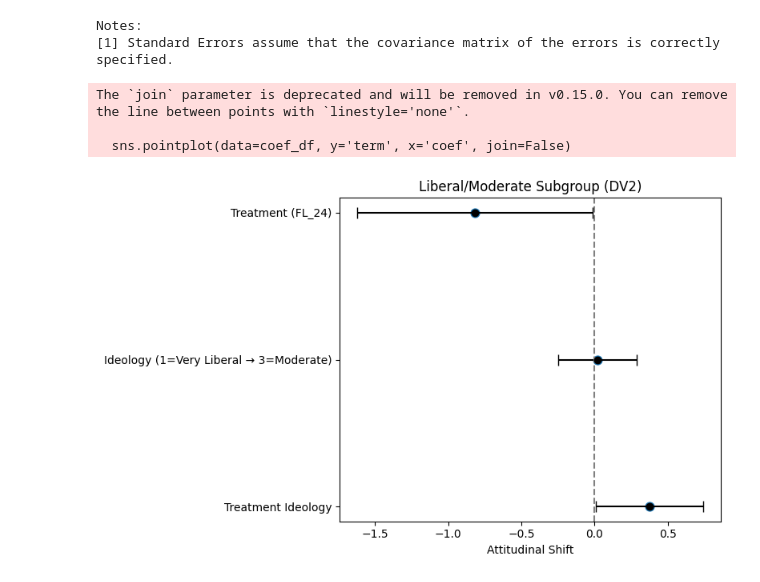
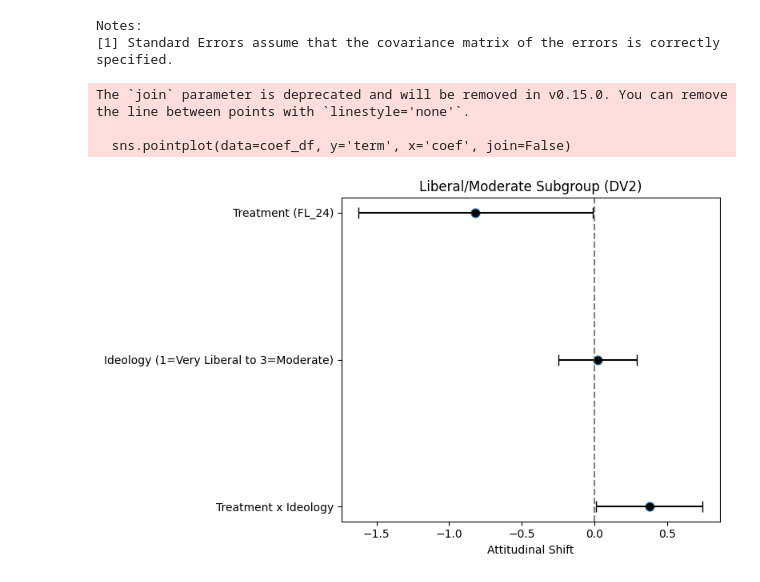
Before and after one commit to lmsobhani/Thesis, a Jupyter notebook: SurveyAnalysis2.ipynb, the cells around one changed output. Saved outputs shown, nothing was run; the diff lists cells and outputs as text; code cells hidden in the pictures.

```diff
--- a/SurveyAnalysis2.ipynb
+++ b/SurveyAnalysis2.ipynb
@@ -113,32 +120,32 @@ Notes:
 # %%
 coef_df = model_liberal.conf_int().reset_index()
 coef_df.columns = ['term', 'ci_lower', 'ci_upper']
 coef_df['coef'] = model_liberal.params.values
 coef_df = coef_df[coef_df['term'] != 'const']
 
 term_map = {
     'treatment': 'Treatment (FL_24)',
-    'ideology': 'Ideology (1=Very Liberal → 3=Moderate)',
-    'interaction': 'Treatment Ideology'
+    'ideology': 'Ideology (1=Very Liberal to 3=Moderate)',
+    'interaction': 'Treatment x Ideology'
 }
 coef_df['term'] = coef_df['term'].map(term_map)
 
 # Plot the coefficients
 plt.figure(figsize=(8, 5))
 sns.pointplot(data=coef_df, y='term', x='coef', join=False)
 plt.errorbar(
     x=coef_df['coef'], y=coef_df['term'],
     xerr=[coef_df['coef'] - coef_df['ci_lower'], coef_df['ci_upper'] - coef_df['coef']],
     fmt='o', color='black', capsize=5
 )
 plt.axvline(0, color='gray', linestyle='--')
 plt.title('Liberal/Moderate Subgroup (DV2)')
 plt.xlabel('Attitudinal Shift')
 plt.ylabel('')
 plt.tight_layout()
 plt.show()
 # %% [output]
 The `join` parameter is deprecated and will be removed in v0.15.0. You can remove the line between points with `linestyle='none'`.
 
   sns.pointplot(data=coef_df, y='term', x='coef', join=False)
-[figure, old version]
+[figure, new version]
```
Also changed, not shown: parts of 2 cells of this notebook, 6 other files.
